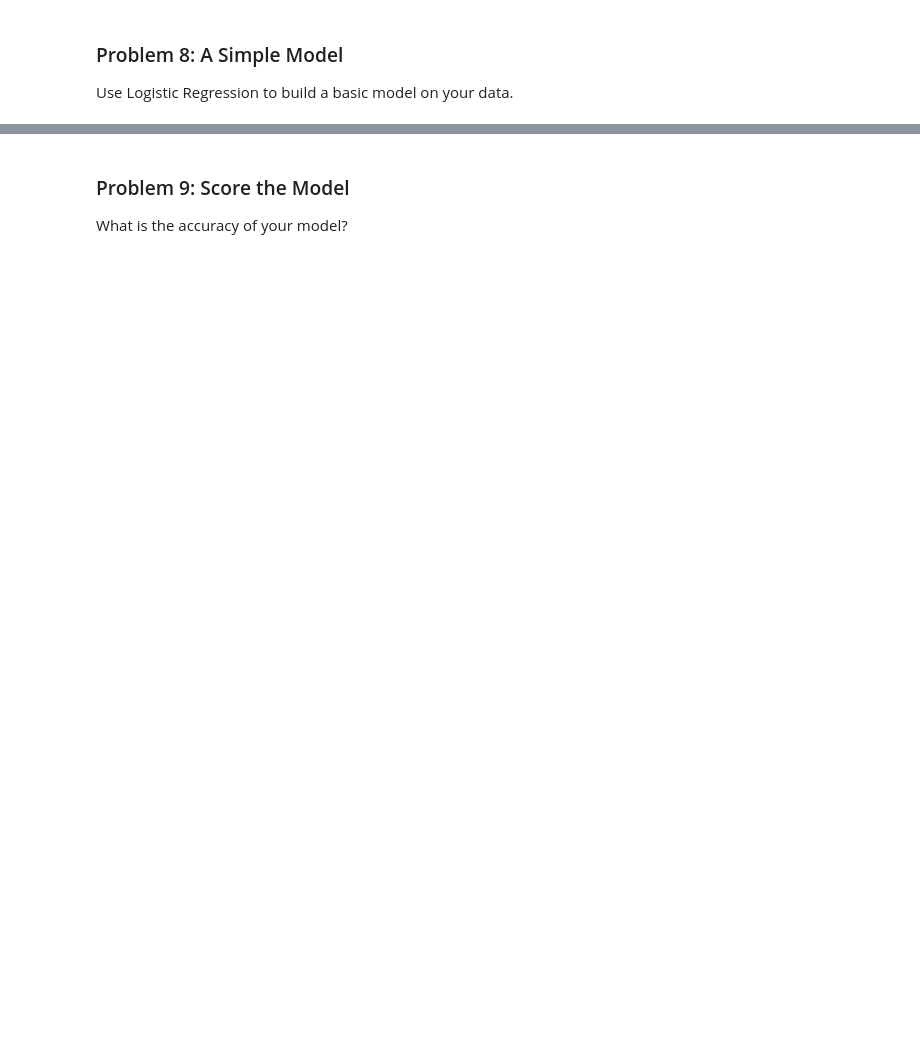
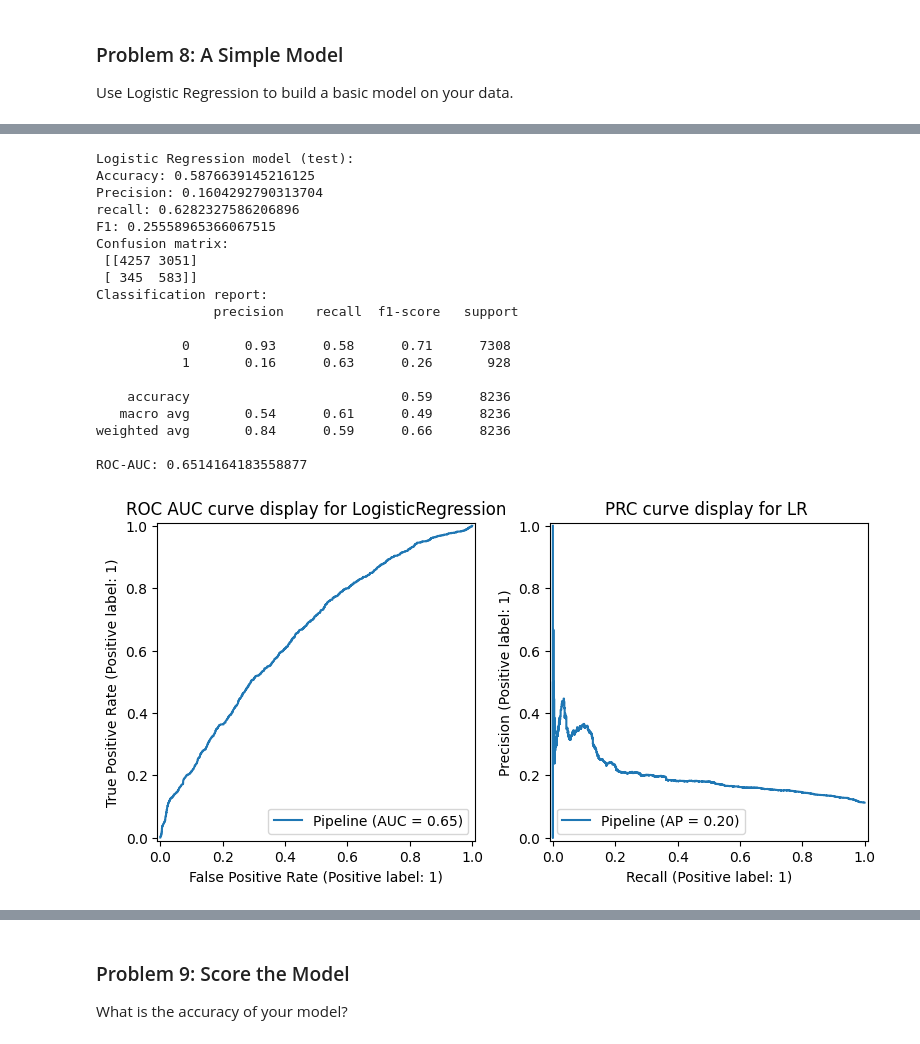
Before and after one commit to Subroy1/MSAI_AllPracticeModules, a Jupyter notebook: Module 17/prompt_III_Assignment17_1.ipynb, the cells around one changed output, grey strips where cells are left out. Drawn from its saved outputs; the diff is of its cells as text; code cells hidden in the pictures; blank space fills up the shorter version.

```diff
--- a/Module 17/prompt_III_Assignment17_1.ipynb
+++ b/Module 17/prompt_III_Assignment17_1.ipynb
@@ -503,7 +501,7 @@ Before we build our first model, we want to establish a baseline.  What is the b
 # %%
 # Build a dummy classifier
 from sklearn.dummy import DummyClassifier
-dummy_clf = DummyClassifier(strategy="most_frequent")
+dummy_clf = DummyClassifier(strategy='stratified')#(strategy="most_frequent")
 
 # Create the final imblearn Pipeline
 
@@ -598 +607,54 @@ Use Logistic Regression to build a basic model on your data.
+# %%
+lr_model = LogisticRegression(random_state=42, max_iter=2000)
+# Create the final imblearn Pipeline
+lr_pipeline = Pipeline(steps=[
+    ('preprocessor', preprocessor),
+    ('smote', SMOTE(random_state=42)),
+    ('classifier', lr_model)
+])
+
+lr_pipeline.fit(X_train, y_train)
+lr_y_preds=lr_pipeline.predict(X_test)
+# %%
+lr_proba = lr_pipeline.predict_proba(X_test)[:, 1]
+print("Logistic Regression model (test):")
+print("Accuracy:", accuracy_score(y_test, lr_y_preds))
+
+print("Precision:", precision_score(y_test, lr_y_preds))
+print("recall:", recall_score(y_test, lr_y_preds))
+print("F1:", f1_score(y_test, lr_y_preds, zero_division=0))
+print("Confusion matrix:\n", confusion_matrix(y_test, lr_y_preds))
+print("Classification report:\n", classification_report(y_test, lr_y_preds))
+print("ROC-AUC:", roc_auc_score(y_test, lr_proba))
+
+#Create subplots
+fig, (ax1, ax2) = plt.subplots(1, 2, figsize=(8, 4))
+axes = axes.flatten()
+RocCurveDisplay.from_estimator(lr_pipeline, X_test, y_test, ax = ax1)
+ax1.set_title("ROC AUC curve display for LogisticRegression")
+PrecisionRecallDisplay.from_estimator(lr_pipeline, X_test, y_test, ax =ax2)
+ax2.set_title("PRC curve display for LR ")
+plt.tight_layout()
+plt.show()
+# %% [output]
+Logistic Regression model (test):
+Accuracy: 0.5876639145216125
+Precision: 0.1604292790313704
+recall: 0.6282327586206896
+F1: 0.25558965366067515
+Confusion matrix:
+ [[4257 3051]
+ [ 345  583]]
+Classification report:
+               precision    recall  f1-score   support
+
+           0       0.93      0.58      0.71      7308
+           1       0.16      0.63      0.26       928
+
+    accuracy                           0.59      8236
+   macro avg       0.54      0.61      0.49      8236
+weighted avg       0.84      0.59      0.66      8236
+
+ROC-AUC: 0.6514164183558877
+[figure, added]
 # %%
```
Also changed, not shown: parts of 27 cells of this notebook.
